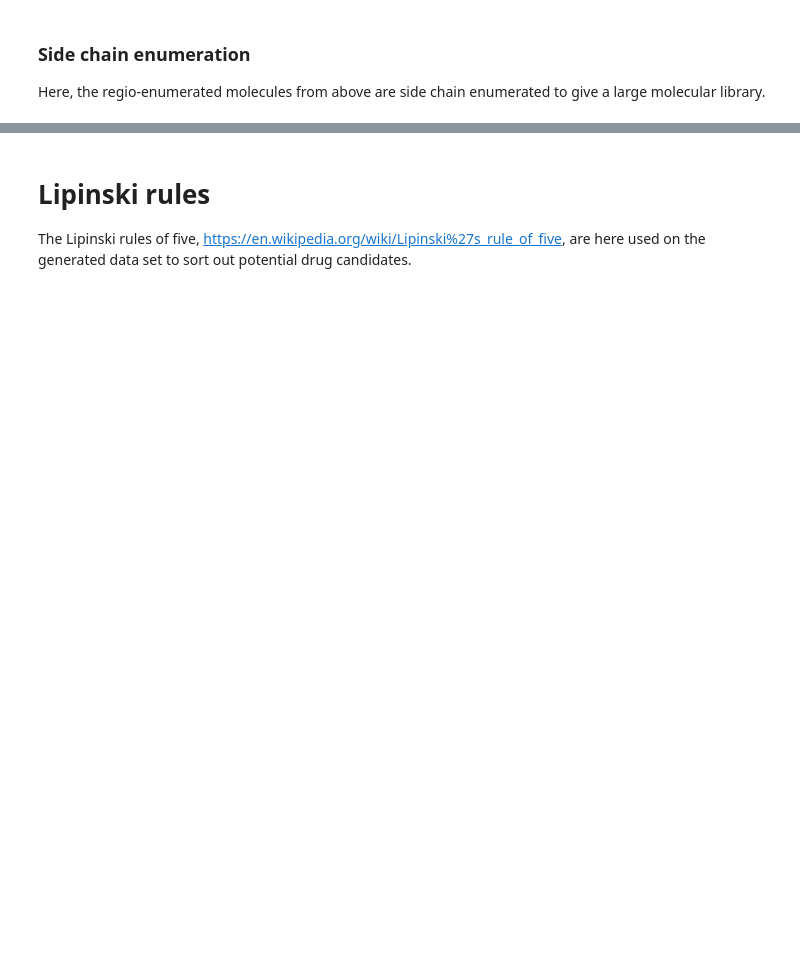
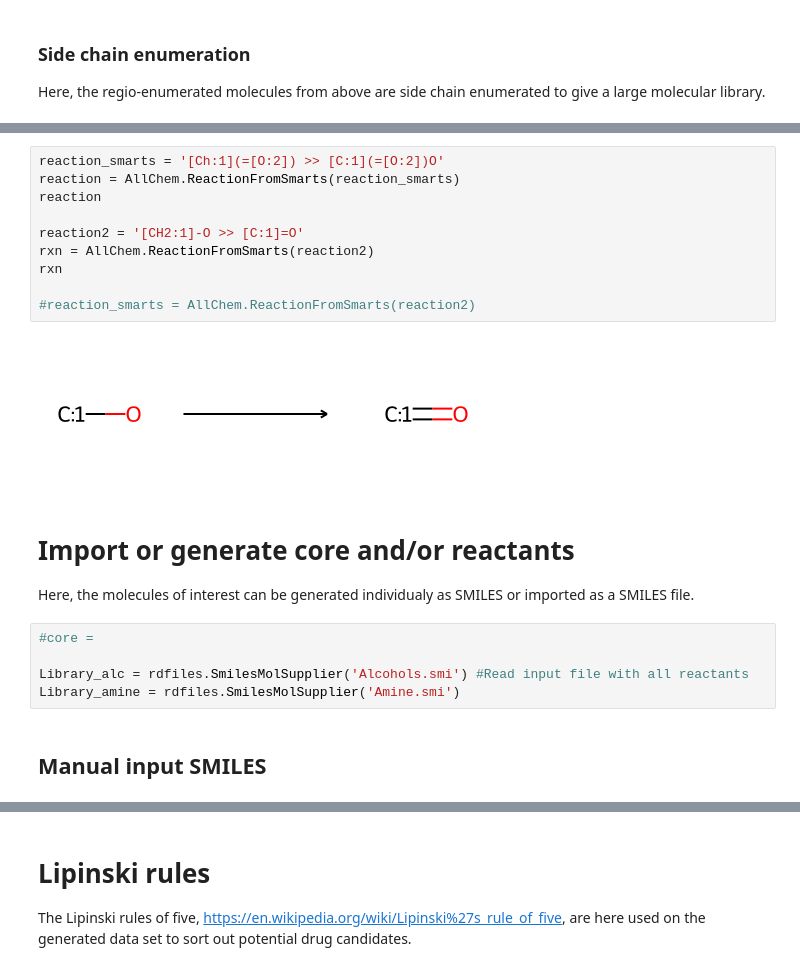
Before and after one commit to RobinEkberg/Molecular-enumeration, a Jupyter notebook: Lipinski-tester.ipynb, the cells around one changed output, grey strips where cells are left out. Saved outputs shown, nothing was run; the diff lists cells and outputs as text; blank space fills up the shorter version.

```diff
--- a/Lipinski-tester.ipynb
+++ b/Lipinski-tester.ipynb
@@ -167,0 +145,23 @@ Draw.MolsToGridImage([Chem.MolFromSmiles(smi) for smi in product_smi], maxMols=9
+# %%
+reaction_smarts = '[Ch:1](=[O:2]) >> [C:1](=[O:2])O'
+reaction = AllChem.ReactionFromSmarts(reaction_smarts)
+reaction
+
+reaction2 = '[CH2:1]-O >> [C:1]=O'
+rxn = AllChem.ReactionFromSmarts(reaction2)
+rxn
+
+#reaction_smarts = AllChem.ReactionFromSmarts(reaction2)
+# %% [output]
+[figure, added]
+# %% [markdown]
+# Import or generate core and/or reactants
+
+Here, the molecules of interest can be generated individualy as SMILES or imported as a SMILES file.
+# %%
+#core =
+
+Library_alc = rdfiles.SmilesMolSupplier('Alcohols.smi') #Read input file with all reactants
+Library_amine = rdfiles.SmilesMolSupplier('Amine.smi')
+# %% [markdown]
+## Manual input SMILES
```
Also changed, not shown: parts of 35 cells of this notebook.
